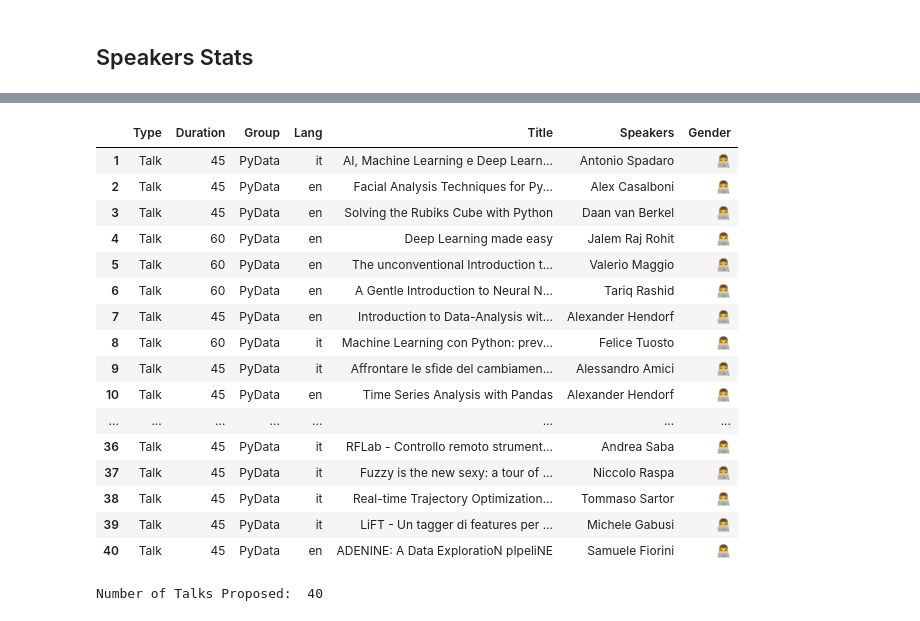
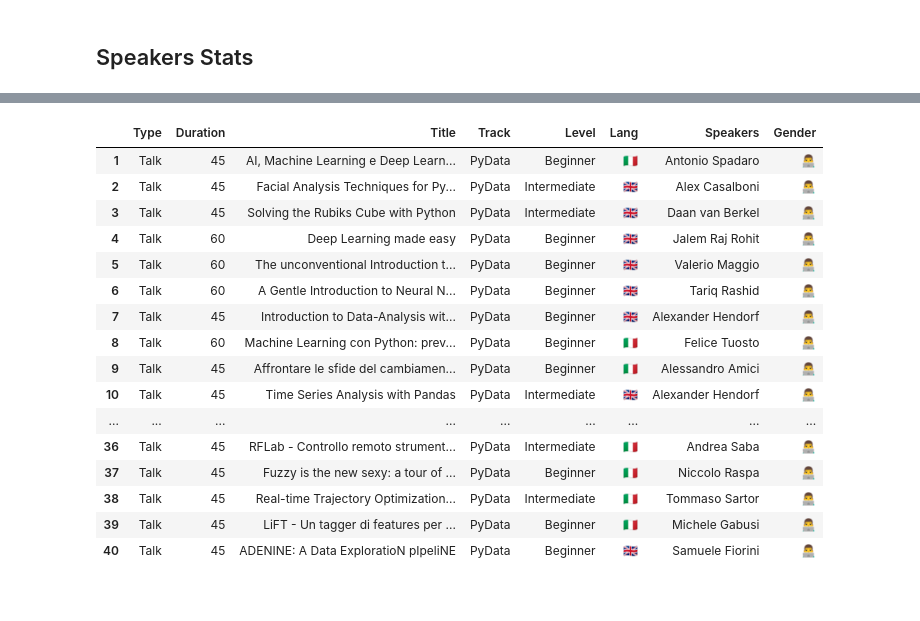
Before and after one commit to leriomaggio/pyconit-community-voting, a Jupyter notebook: Conference Talks Rankings.ipynb, the cells around one changed output, grey strips where cells are left out. Cells and saved outputs as stored; diff of their text form; code cells hidden in the pictures.

```diff
--- a/Conference Talks Rankings.ipynb
+++ b/Conference Talks Rankings.ipynb
@@ -12,12 +12,15 @@ import numpy as np
 ### Absolute Ranking
 # %%
 rankings = pd.read_csv('./ranking.txt', sep='~', skiprows=1, header=0)
-
 rankings.drop('TID', axis=1, inplace=True)
 rankings.drop('Idx', axis=1, inplace=True)
 
+union_jack = '\U0001F1EC\U0001F1E7'
+tricolore = '\U0001F1EE\U0001F1F9'
+
 rankings.Gender = rankings.Gender.apply(lambda g: '+'.join('\U0001f469\u200d\U0001f4bb' if l=='female' else '\U0001f468\u200d\U0001f4bb'
                                          for l in g.split(',')))
+rankings.Lang = rankings.Lang.apply(lambda l: union_jack if l=='en' else tricolore)
 pd.set_option('display.max_rows', rankings.index.size)
 pd.set_option('display.max_colwidth', 200)
 rankings
@@ -145,28 +209,24 @@ Number of Talks Proposed:  32
     <img src='logos/pydata.png' style="align: center;" width="50%" />
 </div>
 # %%
-pydataers = talks[talks['Group'].values == 'PyData']
+pydataers = talks[talks['Track'].values == 'PyData']
 pydataers.index = np.arange(1, pydataers.index.size+1)
 pydataers
 # %% [output]
-|  | Type | Duration | Group | Lang | Title | Speakers | Gender |
-| 1 | Talk | 45 | PyData | it | AI, Machine Learning e Deep Learn... | Antonio Spadaro | 👨‍💻 |
-| 2 | Talk | 45 | PyData | en | Facial Analysis Techniques for Py... | Alex Casalboni | 👨‍💻 |
-| 3 | Talk | 45 | PyData | en | Solving the Rubiks Cube with Python | Daan van Berkel | 👨‍💻 |
-| 4 | Talk | 60 | PyData | en | Deep Learning made easy | Jalem Raj Rohit | 👨‍💻 |
-| 5 | Talk | 60 | PyData | en | The unconventional Introduction t... | Valerio Maggio | 👨‍💻 |
-| 6 | Talk | 60 | PyData | en | A Gentle Introduction to Neural N... | Tariq Rashid | 👨‍💻 |
-| 7 | Talk | 45 | PyData | en | Introduction to Data-Analysis wit... | Alexander Hendorf | 👨‍💻 |
-| 8 | Talk | 60 | PyData | it | Machine Learning con Python: prev... | Felice Tuosto | 👨‍💻 |
-| 9 | Talk | 45 | PyData | it | Affrontare le sfide del cambiamen... | Alessandro Amici | 👨‍💻 |
-| 10 | Talk | 45 | PyData | en | Time Series Analysis with Pandas | Alexander Hendorf | 👨‍💻 |
-| ... | ... | ... | ... | ... | ... | ... | ... |
-| 36 | Talk | 45 | PyData | it | RFLab - Controllo remoto strument... | Andrea Saba | 👨‍💻 |
-| 37 | Talk | 45 | PyData | it | Fuzzy is the new sexy: a tour of ... | Niccolo Raspa | 👨‍💻 |
-| 38 | Talk | 45 | PyData | it | Real-time Trajectory Optimization... | Tommaso Sartor | 👨‍💻 |
-| 39 | Talk | 45 | PyData | it | LiFT - Un tagger di features per ... | Michele Gabusi | 👨‍💻 |
-| 40 | Talk | 45 | PyData | en | ADENINE: A Data ExploratioN pIpeliNE | Samuele Fiorini | 👨‍💻 |
+|  | Type | Duration | Title | Track | Level | Lang | Speakers | Gender |
+| 1 | Talk | 45 | AI, Machine Learning e Deep Learn... | PyData | Beginner | 🇮🇹 | Antonio Spadaro | 👨‍💻 |
+| 2 | Talk | 45 | Facial Analysis Techniques for Py... | PyData | Intermediate | 🇬🇧 | Alex Casalboni | 👨‍💻 |
+| 3 | Talk | 45 | Solving the Rubiks Cube with Python | PyData | Intermediate | 🇬🇧 | Daan van Berkel | 👨‍💻 |
+| 4 | Talk | 60 | Deep Learning made easy | PyData | Beginner | 🇬🇧 | Jalem Raj Rohit | 👨‍💻 |
+| 5 | Talk | 60 | The unconventional Introduction t... | PyData | Beginner | 🇬🇧 | Valerio Maggio | 👨‍💻 |
+| 6 | Talk | 60 | A Gentle Introduction to Neural N... | PyData | Beginner | 🇬🇧 | Tariq Rashid | 👨‍💻 |
+| 7 | Talk | 45 | Introduction to Data-Analysis wit... | PyData | Beginner | 🇬🇧 | Alexander Hendorf | 👨‍💻 |
+| 8 | Talk | 60 | Machine Learning con Python: prev... | PyData | Beginner | 🇮🇹 | Felice Tuosto | 👨‍💻 |
+| 9 | Talk | 45 | Affrontare le sfide del cambiamen... | PyData | Beginner | 🇮🇹 | Alessandro Amici | 👨‍💻 |
+| 10 | Talk | 45 | Time Series Analysis with Pandas | PyData | Intermediate | 🇬🇧 | Alexander Hendorf | 👨‍💻 |
+| ... | ... | ... | ... | ... | ... | ... | ... | ... |
+| 36 | Talk | 45 | RFLab - Controllo remoto strument... | PyData | Intermediate | 🇮🇹 | Andrea Saba | 👨‍💻 |
+| 37 | Talk | 45 | Fuzzy is the new sexy: a tour of ... | PyData | Beginner | 🇮🇹 | Niccolo Raspa | 👨‍💻 |
+| 38 | Talk | 45 | Real-time Trajectory Optimization... | PyData | Intermediate | 🇮🇹 | Tommaso Sartor | 👨‍💻 |
+| 39 | Talk | 45 | LiFT - Un tagger di features per ... | PyData | Beginner | 🇮🇹 | Michele Gabusi | 👨‍💻 |
+| 40 | Talk | 45 | ADENINE: A Data ExploratioN pIpeliNE | PyData | Beginner | 🇬🇧 | Samuele Fiorini | 👨‍💻 |
-# %%
-print('Number of Talks Proposed: ', pydataers.index.size)
-# %% [output]
-Number of Talks Proposed:  40
```
Also changed, not shown: parts of 37 cells of this notebook, 2 other files.
